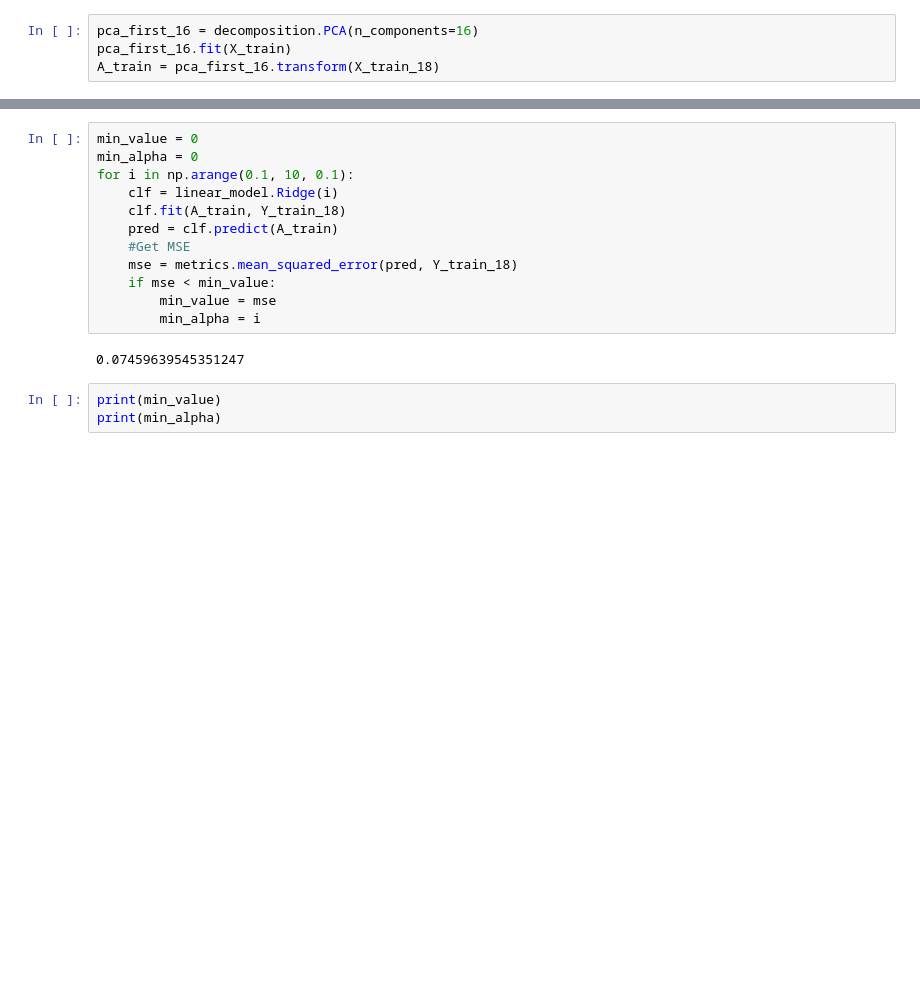
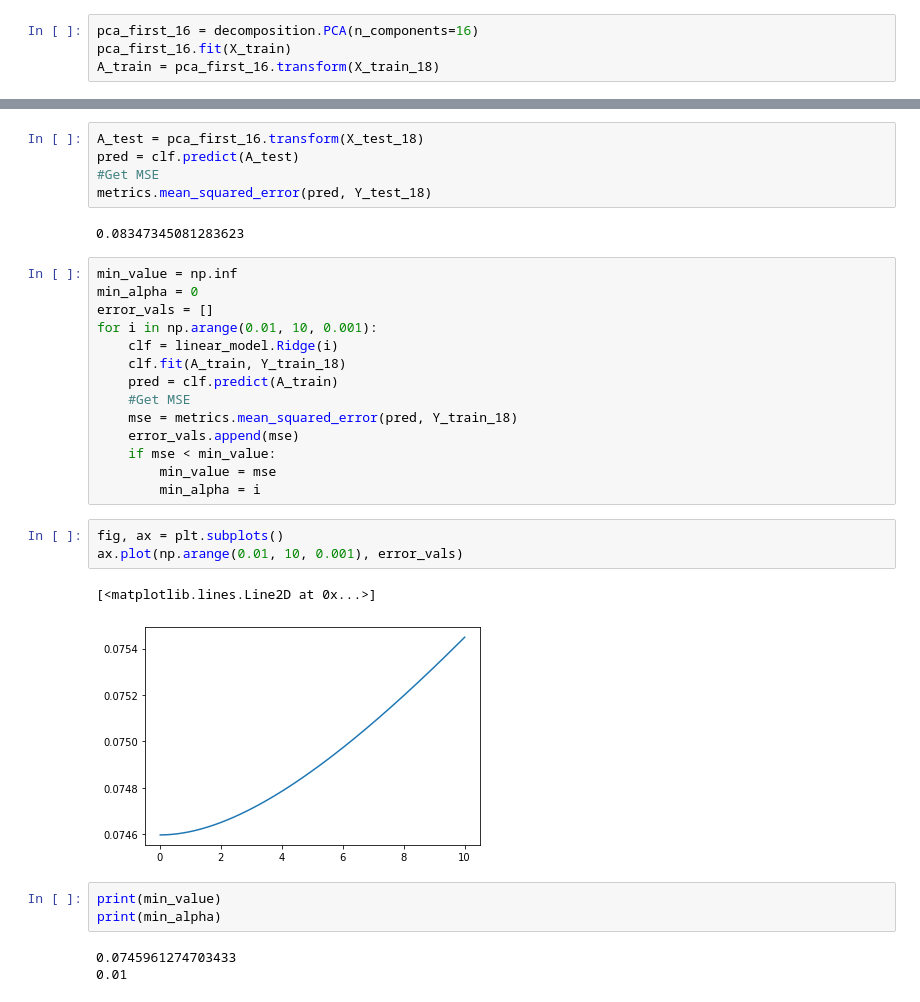
Before and after one commit to NSC508/AMATH-482, a Jupyter notebook: Homework Assignments/Homework 2/HW2.ipynb, the cells around one changed output, grey strips where cells are left out. Drawn from its saved outputs; the diff is of its cells as text; blank space fills up the shorter version.

```diff
--- a/Homework Assignments/Homework 2/HW2.ipynb
+++ b/Homework Assignments/Homework 2/HW2.ipynb
@@ -143,17 +143,33 @@ metrics.mean_squared_error(pred, Y_train_18)
+# %%
+A_test = pca_first_16.transform(X_test_18)
+pred = clf.predict(A_test)
+#Get MSE
+metrics.mean_squared_error(pred, Y_test_18)
+# %% [output]
+0.08347345081283623
 # %%
-min_value = 0
+min_value = np.inf
 min_alpha = 0
-for i in np.arange(0.1, 10, 0.1):
+error_vals = []
+for i in np.arange(0.01, 10, 0.001):
     clf = linear_model.Ridge(i)
     clf.fit(A_train, Y_train_18)
     pred = clf.predict(A_train)
     #Get MSE
     mse = metrics.mean_squared_error(pred, Y_train_18)
+    error_vals.append(mse)
     if mse < min_value:
         min_value = mse
         min_alpha = i
-# %% [output]
-0.07459639545351247
+# %%
+fig, ax = plt.subplots()
+ax.plot(np.arange(0.01, 10, 0.001), error_vals)
+# %% [output]
+[<matplotlib.lines.Line2D at 0x...>]
+[figure, added]
 # %%
 print(min_value)
 print(min_alpha)
+# %% [output]
+0.0745961274703433
+0.01
```
Also changed, not shown: parts of 2 cells of this notebook, 3 other files.
